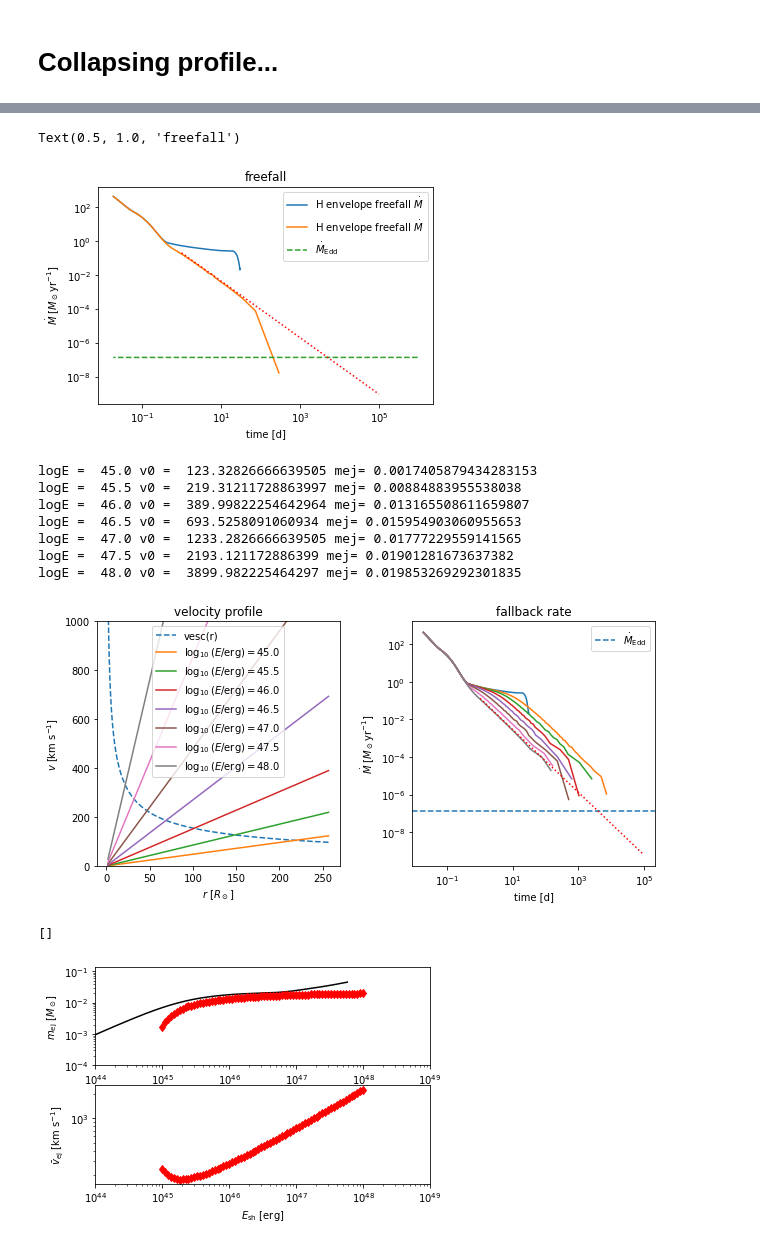
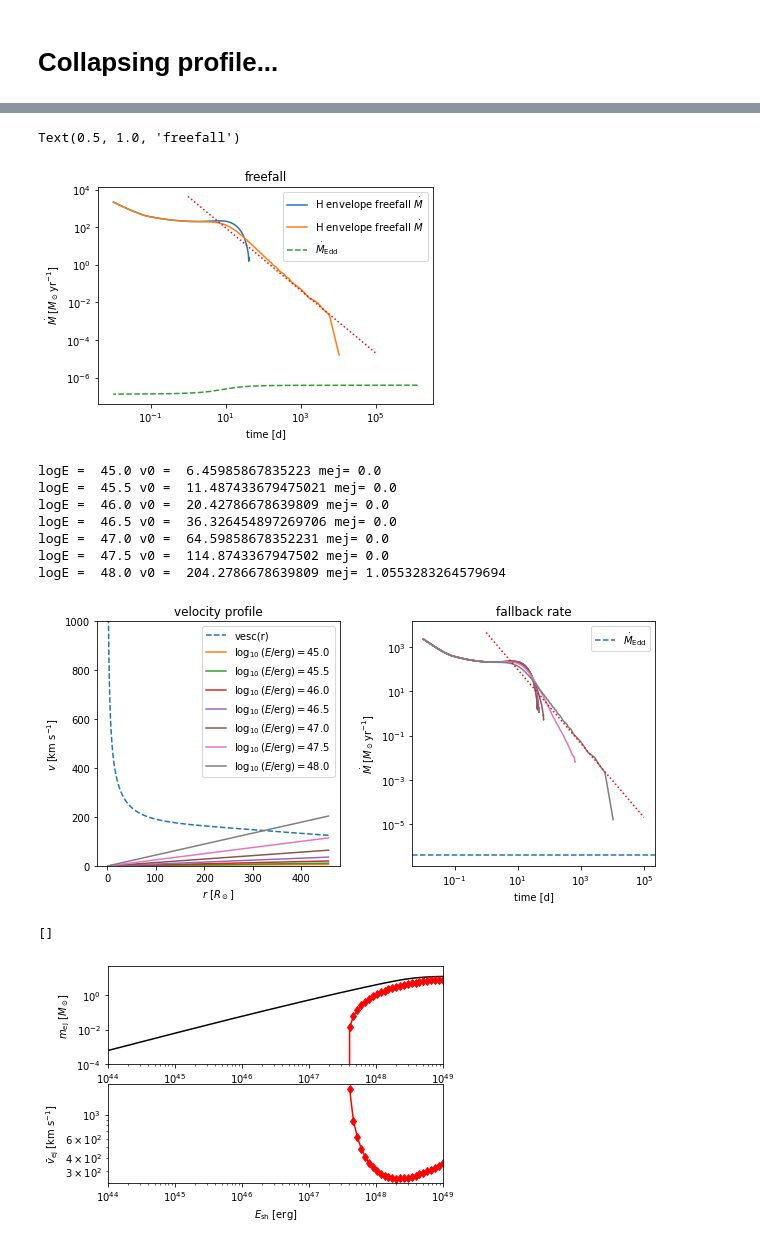
Before and after one commit to morganemacleod/FailedSNCalcs, a Jupyter notebook: MESAfailedSN.ipynb, the cells around one changed output, grey strips where cells are left out. Saved outputs shown, nothing was run; the diff lists cells and outputs as text; code cells hidden in the pictures.

```diff
--- a/MESAfailedSN.ipynb
+++ b/MESAfailedSN.ipynb
@@ -142,7 +142,8 @@ plt.colorbar(label=r'$\log_{10}( m_{\rm ej}/M_\odot )$',extend='both')
 # %%
 from astropy.table import Table
 # %%
-p = Table.read("LOGS_Hrich/profile4.data",
+mydir = "LOGS_Hpoor/"
+p = Table.read(mydir+"profile19.data",
           header_start=4,data_start=5,format='ascii')
 
 print(p.colnames)
@@ -150,7 +151,7 @@ p['dm'] = 10**p['logdq']*p['mass'][0]*c.msun
 p['r'] = 10**p['logR'] * c.rsun
 print(np.sum(p['dm'])/c.msun )
 
-h = Table.read("LOGS_Hrich/history.data",
+h = Table.read(mydir+"history.data",
               header_start=4,data_start=5,format='ascii')
 print(h.colnames)
 
@@ -233,7 +234,7 @@ def v_r(r_o_R,v0=3e7,alpha=1):
     return v0*r_o_R**alpha
 
 alpha = 1
-Etot = 5e47
+Etot = 1e48
 
 norm1 = np.sum(0.5*p['dm']*v_r(p['r']/p['r'][0],1,alpha)**2 )
 v0 = np.sqrt(Etot/norm1)
@@ -289,7 +290,7 @@ plt.title('freefall')
 #plt.savefig('mdot_ff.pdf',bbox_inches='tight')
 # %% [output]
 Text(0.5, 1.0, 'freefall')
-[figure, old version]
+[figure, new version]
 # %%
 # add a velocity dv = v*(r/R) (Quataert Kasen J1644)
 # normalize to get the total energy
@@ -373,17 +374,17 @@ plt.ylabel(r'$\dot M \ [M_\odot {\rm yr}^{-1}]$')
 
 plt.subplots_adjust(wspace=0.3)
 # %% [output]
-logE =  45.0 v0 =  123.32826666639505 mej= 0.0017405879434283153
-logE =  45.5 v0 =  219.31211728863997 mej= 0.00884883955538038
-logE =  46.0 v0 =  389.99822254642964 mej= 0.013165508611659807
-logE =  46.5 v0 =  693.5258091060934 mej= 0.015954903060955653
-logE =  47.0 v0 =  1233.2826666639505 mej= 0.01777229559141565
-logE =  47.5 v0 =  2193.121172886399 mej= 0.01901281673637382
-logE =  48.0 v0 =  3899.982225464297 mej= 0.019853269292301835
+logE =  45.0 v0 =  6.45985867835223 mej= 0.0
+logE =  45.5 v0 =  11.487433679475021 mej= 0.0
+logE =  46.0 v0 =  20.42786678639809 mej= 0.0
+logE =  46.5 v0 =  36.326454897269706 mej= 0.0
+logE =  47.0 v0 =  64.59858678352231 mej= 0.0
+logE =  47.5 v0 =  114.8743367947502 mej= 0.0
+logE =  48.0 v0 =  204.2786678639809 mej= 1.0553283264579694
-[figure, old version]
+[figure, new version]
 # %%
  # How much mass is ejected?
-Elist = np.logspace(45,48,70)
+Elist = np.logspace(45,49,70)
 
 alpha = 1
 dmlist = []
@@ -404,34 +405,34 @@ for Etot in Elist:
 
 
 
 
 
 
 
 Ebind = (c.G*p['mass']*(p['mass'][0]-p['mass'])*c.msun**2/p['r'])[selh1]
 dM = (p['mass'][0]-p['mass'])[selh1]
 
 plt.subplot(211)
 plt.plot( Ebind,dM,'k-' )
 plt.plot(Elist,dmlist,'rd-')
 plt.loglog()
 
 plt.xlim(1.e44,1e49)
 plt.ylim(1.e-4,)
 
 plt.ylabel(r'$m_{\rm ej} \ [M_\odot]$ ')
 plt.xlabel(r"$E_{\rm sh}$ [erg]" )
 
 plt.subplot(212)
 
 plt.plot(Elist,np.array(vlist)/1e5,'rd-')
 plt.xlim(1.e44,1e49)
 plt.xlabel(r"$E_{\rm sh}$ [erg]" )
 plt.ylabel(r'$\bar v_{\rm ej} \ [{\rm km \ s}^{-1}]$ ')
 plt.loglog()
 # %% [output]
 []
-[figure, old version]
+[figure, new version]
 # %%
 lp,tp = Lpl_tpl(np.array(Elist),np.array(dmlist),R0,0.32,6000)
 plt.plot(tp,lp,color='grey',ls='-',zorder=0)
```
Also changed, not shown: parts of 5 cells of this notebook, 11 other files.
